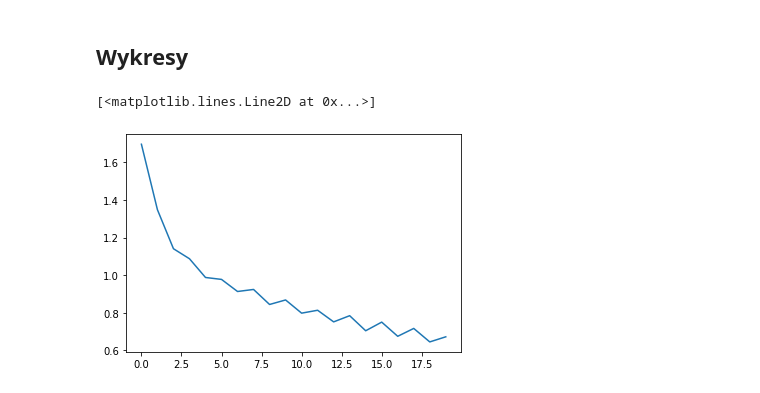
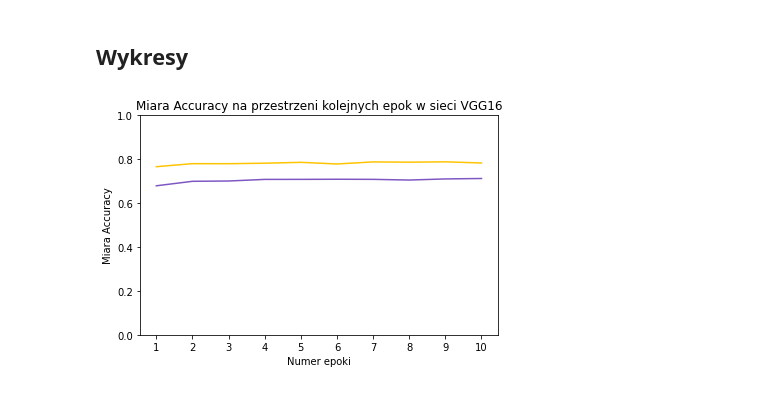
Before and after one commit to gvnbleid/2020-GUM, a Jupyter notebook: MGU_Projekt_2.ipynb, the cells around one changed output. Cells and saved outputs as stored; diff of their text form; code cells hidden in the pictures.

```diff
--- a/MGU_Projekt_2.ipynb
+++ b/MGU_Projekt_2.ipynb
@@ -603,13 +603,25 @@ if save_results_state:
               codecs.open(BASE_DIR + path, 'w', encoding='utf-8'))
 # %% [markdown]
 ## Wykresy
-# %%
-import matplotlib.pyplot as plt
-
-plt.plot(loss_array)
-# %% [output]
-[<matplotlib.lines.Line2D at 0x...>]
-[figure, removed]
+# %%
+import matplotlib.pyplot as plt
+
+def plot_accuracy_by_epoch(title, save=False, path=''):
+    plt.plot([None] + train_acc_array, color='#7e57c2')
+    plt.plot([None] + test_acc_array, color='#ffc400')
+    plt.xlabel("Numer epoki")
+    plt.ylim((0,1.))
+    plt.xticks(np.arange(1, nb_epoch+1, 1.0))
+    plt.ylabel("Miara Accuracy")
+    plt.title(title)
+    if save:
+        plt.tight_layout()
+        plt.savefig(path, dpi=150)
+    plt.show()
+# %%
+plot_accuracy_by_epoch("Miara Accuracy na przestrzeni kolejnych epok w sieci VGG16", True, BASE_DIR + 'vgg-accuracy_by_epoch.png')
+# %% [output]
+[figure, added]
 # %%
 import copy
 
```
Also changed, not shown: parts of 7 cells of this notebook.
